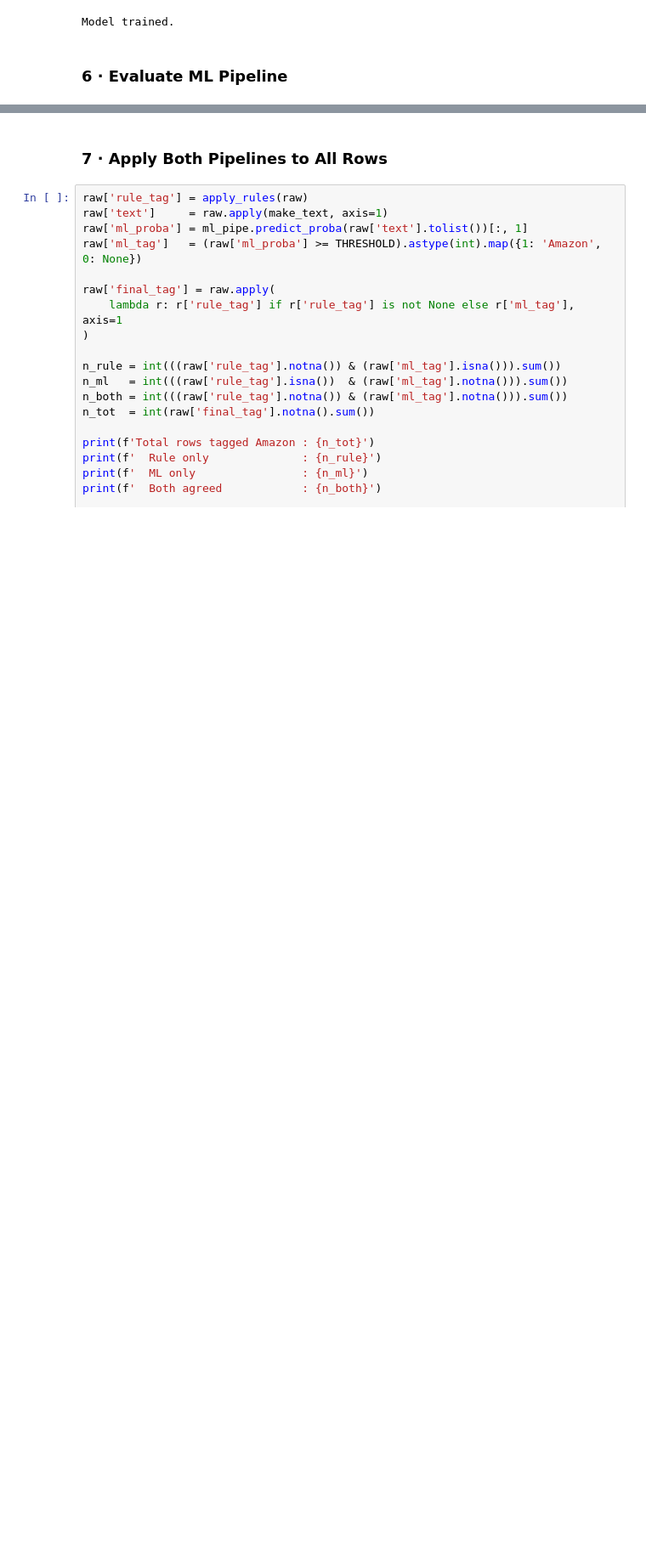
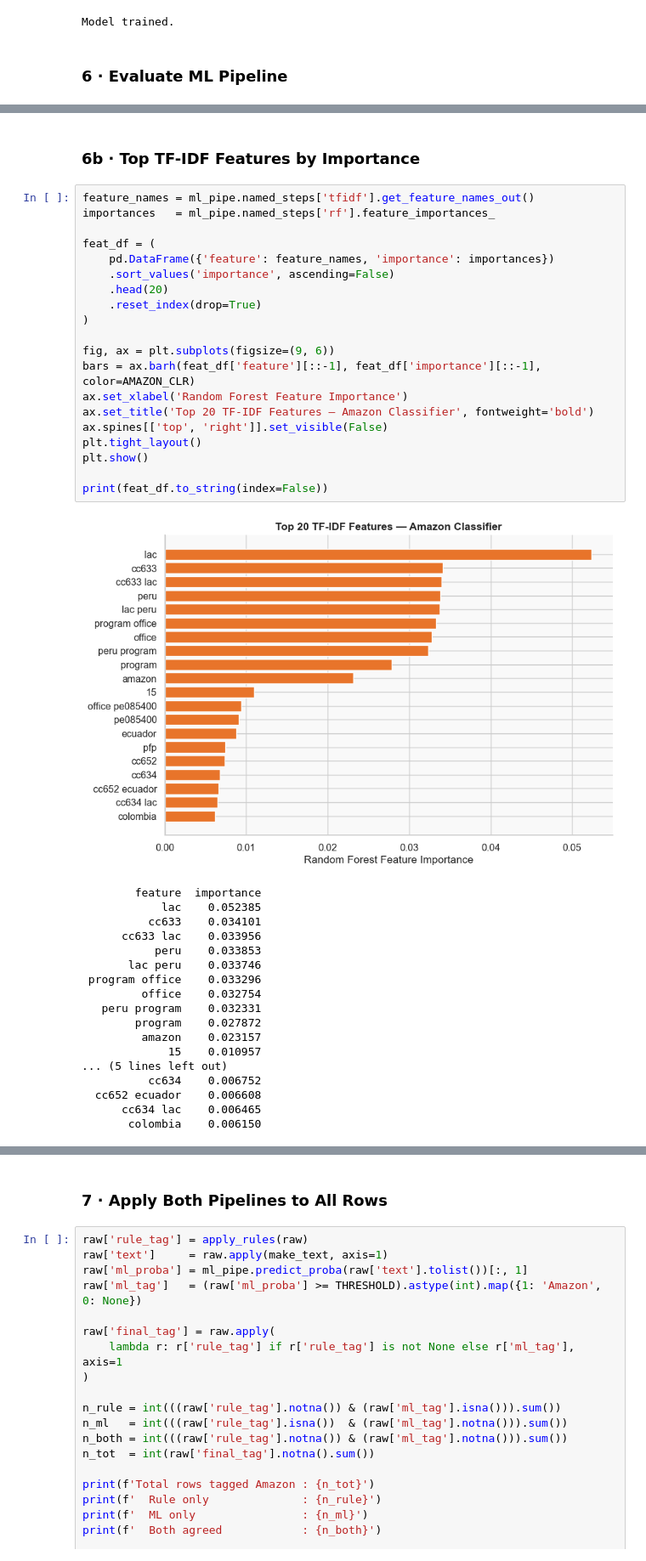
Before and after one commit to rrachellkim/WWF-DSS-SP26, a Jupyter notebook: Model.ipynb, the cells around one changed output, grey strips where cells are left out. Shown at 85% size. Saved outputs shown, nothing was run; the diff lists cells and outputs as text; blank space fills up the shorter version.

Commit message:
Actuals pipeline 25 implemented + some random visuals for midsem deliverable

```diff
--- a/Model.ipynb
+++ b/Model.ipynb
@@ -479 +537,42 @@ CV recall : 95.5%  +/-  4.2%
 Target    : 80.0%  ->  PASS!
+# %% [markdown]
+### 6b · Top TF-IDF Features by Importance
+# %%
+feature_names = ml_pipe.named_steps['tfidf'].get_feature_names_out()
+importances   = ml_pipe.named_steps['rf'].feature_importances_
+
+feat_df = (
+    pd.DataFrame({'feature': feature_names, 'importance': importances})
+    .sort_values('importance', ascending=False)
+    .head(20)
+    .reset_index(drop=True)
+)
+
+fig, ax = plt.subplots(figsize=(9, 6))
+bars = ax.barh(feat_df['feature'][::-1], feat_df['importance'][::-1], color=AMAZON_CLR)
+ax.set_xlabel('Random Forest Feature Importance')
+ax.set_title('Top 20 TF-IDF Features — Amazon Classifier', fontweight='bold')
+ax.spines[['top', 'right']].set_visible(False)
+plt.tight_layout()
+plt.show()
+
+print(feat_df.to_string(index=False))
+# %% [output]
+[figure, added]
+        feature  importance
+            lac    0.052385
+          cc633    0.034101
+      cc633 lac    0.033956
+           peru    0.033853
+       lac peru    0.033746
+ program office    0.033296
+         office    0.032754
+   peru program    0.032331
+        program    0.027872
+         amazon    0.023157
+             15    0.010957
+... (5 lines left out)
+          cc634    0.006752
+  cc652 ecuador    0.006608
+      cc634 lac    0.006465
+       colombia    0.006150
```
Also changed, not shown: parts of 6 cells of this notebook.
